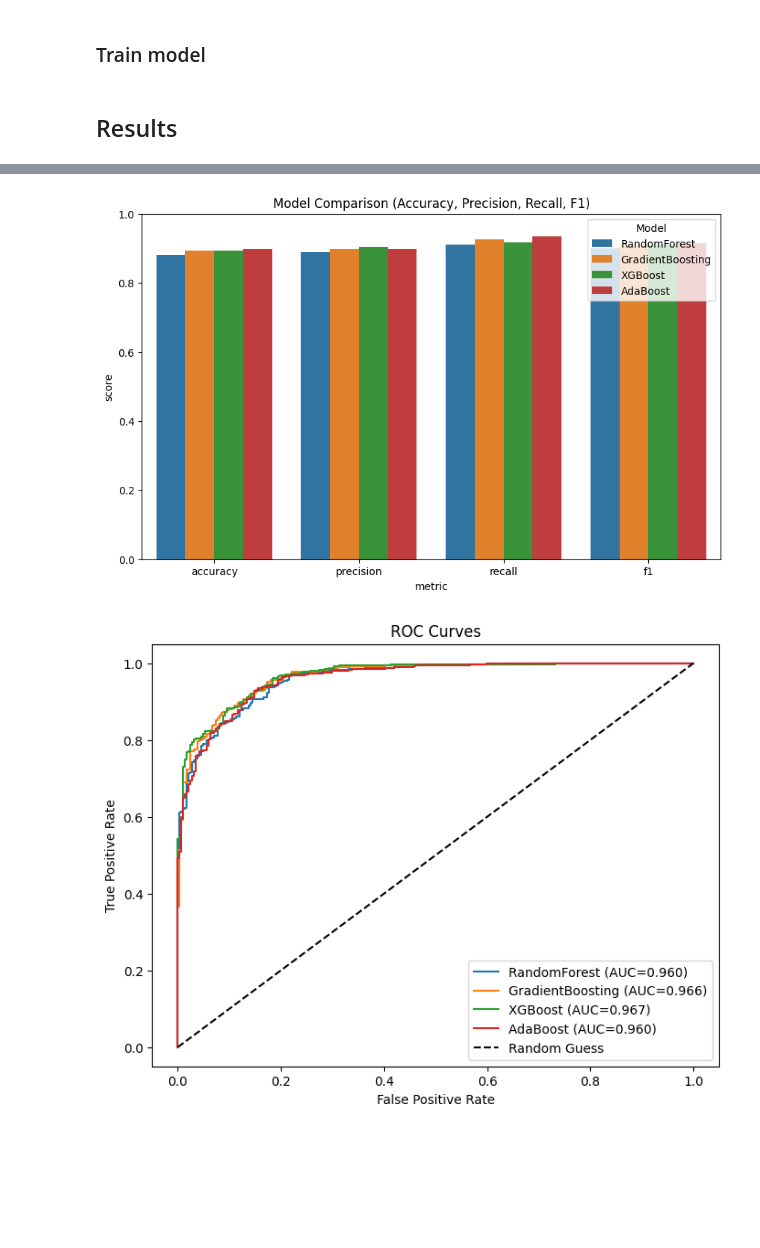
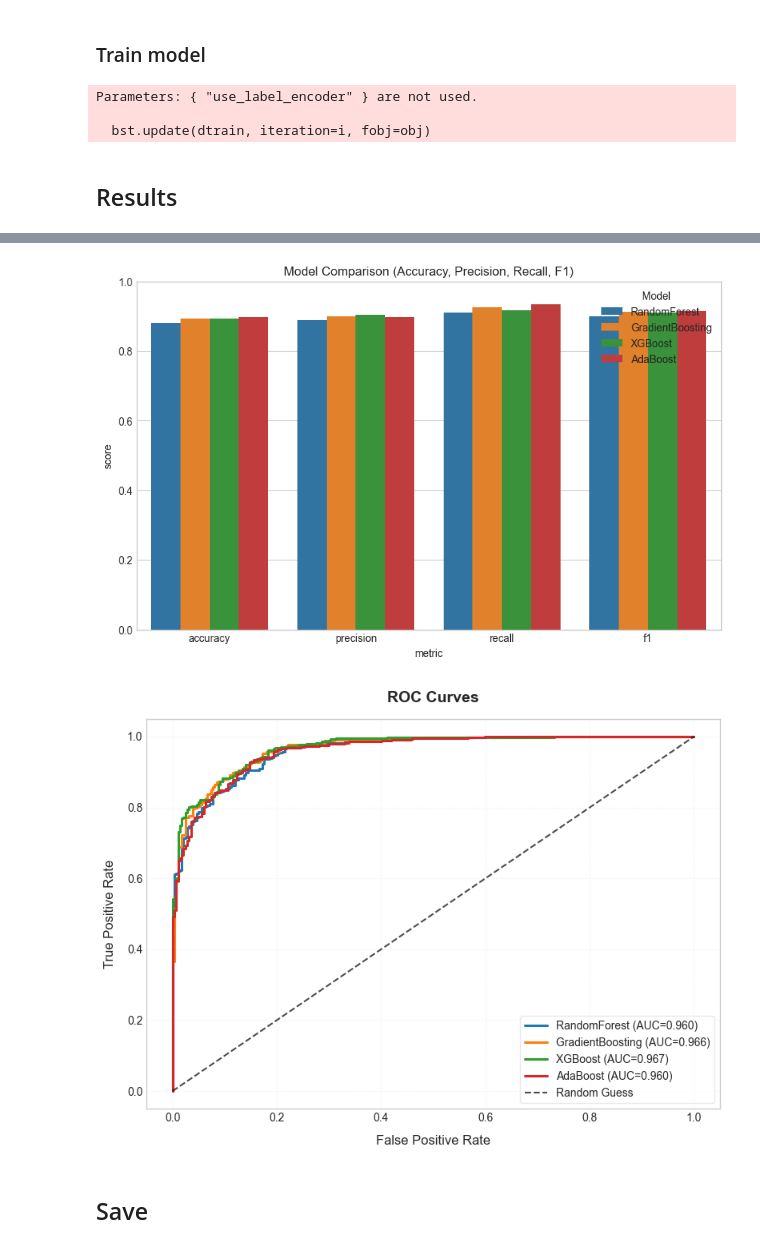
Before and after one commit to matildafroste/xoxoplanet-nasa2025, a Jupyter notebook: read_data_ex.ipynb, the cells around one changed output, grey strips where cells are left out. Cells and saved outputs as stored; diff of their text form; code cells hidden in the pictures; blank space fills up the shorter version.

```diff
--- a/read_data_ex.ipynb
+++ b/read_data_ex.ipynb
@@ -24,17 +30,7 @@ df_orig.head()
 # %% [markdown]
 ## Clean data
 # %%
-df = df_orig.copy()
-print("Original shape:", df.shape)
-
-# Drop columns where ALL values are NaN
-df = df.dropna(axis=1, how='all')
-print("After dropping all-empty columns:", df.shape)
-# Drop rows where ALL values are NaN
-df = df.dropna(axis=0, how='all')
-
-print("After dropping all-empty rows:", df.shape)
-df.head()
+df = drop_empty_cols_and_rows(df_orig)
 # %% [output]
 Original shape: (9564, 141)
 After dropping all-empty columns: (9564, 122)
@@ -49,6 +38,2 @@ After dropping all-empty rows: (9564, 122)
-# %%
-for col in df.columns:
-    if df[col].count() <1000:
-        print(col, "less than 10")
 # %% [markdown]
 #### Remove specified columns
@@ -67,3 +50,2 @@ else:
 # %%
-df_rem = df.drop(columns=columns_to_remove)
-df_rem.head()
+df = drop_columns(df, big_KOI_data)
@@ -81,7 +55,7 @@ df_rem.head()
 label_A = "CONFIRMED"
 label_B = "CANDIDATE"
 # Step 1: Filter out FP
-df_rem_filtered = df_rem[df_rem['koi_disposition'].isin([label_A, label_B])].copy()
+df_rem_filtered = df[df['koi_disposition'].isin([label_A, label_B])].copy()
 
 if label_B=="FALSE POSITIVE":
     # remove all columns with false positive flags (flg somewhere in column name)
@@ -617,6 +633,10 @@ rf_model = train_random_forest(X_train_scaled, y_train, n_estimators=300, max_de
 gb_model = train_gradient_boosting(X_train_scaled, y_train, n_estimators=300, learning_rate=0.05)
 xgb_model = train_xgboost(X_train_scaled, y_train, n_estimators=300, max_depth=5, learning_rate=0.05)
 ada_model = train_adaboost(X_train_scaled, y_train, n_estimators=300, learning_rate=1.0)
+# %% [output]
+Parameters: { "use_label_encoder" } are not used.
+
+  bst.update(dtrain, iteration=i, fobj=obj)
 # %% [markdown]
 ## Results
 # %%
@@ -630,11 +650,12 @@ results.append(evaluate_model(ada_model, X_val_scaled, y_val, "AdaBoost"))
 # Compare models visually
 compare_models(results)
 
-# ROC curves
-plot_roc_curves({
+models_dict = {
     "RandomForest": rf_model,
     "GradientBoosting": gb_model,
     "XGBoost": xgb_model,
     "AdaBoost": ada_model
-}, X_val_scaled, y_val)
+}
+# ROC curves
+plot_roc_curves(models_dict, X_val_scaled, y_val, theme="light")
 # %% [output]
@@ -661,2 +679,4 @@ Confusion Matrix:
-[figure, old version]
+[figure, new version]
-[figure, old version]
+[figure, new version]
+# %% [markdown]
+## Save
```
Also changed, not shown: parts of 12 cells of this notebook, 6 other files.
